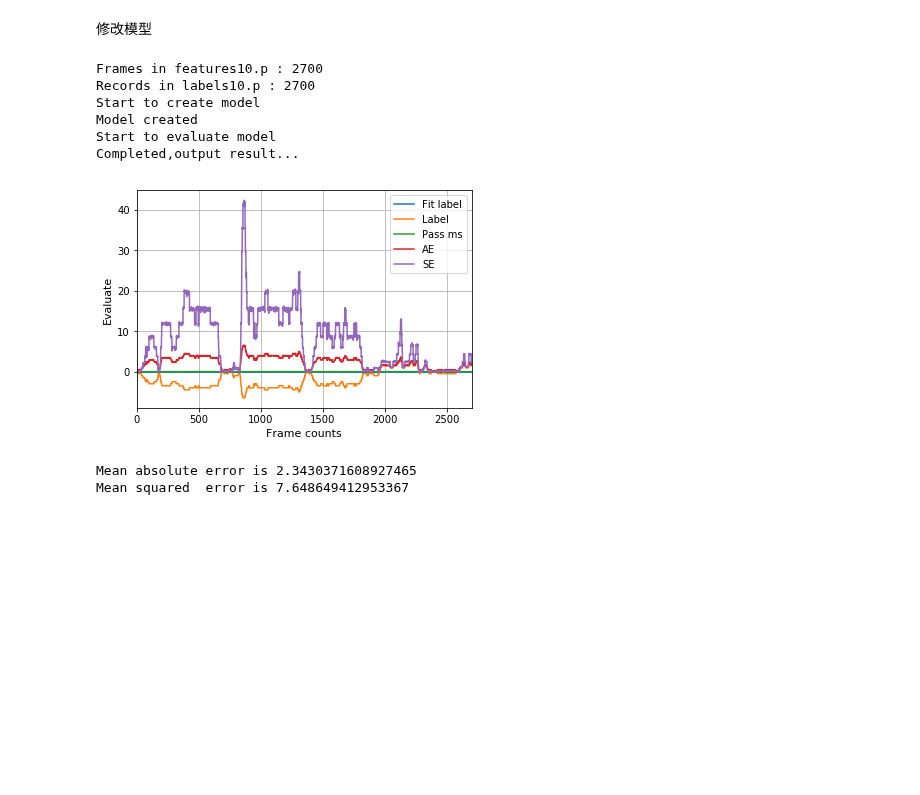
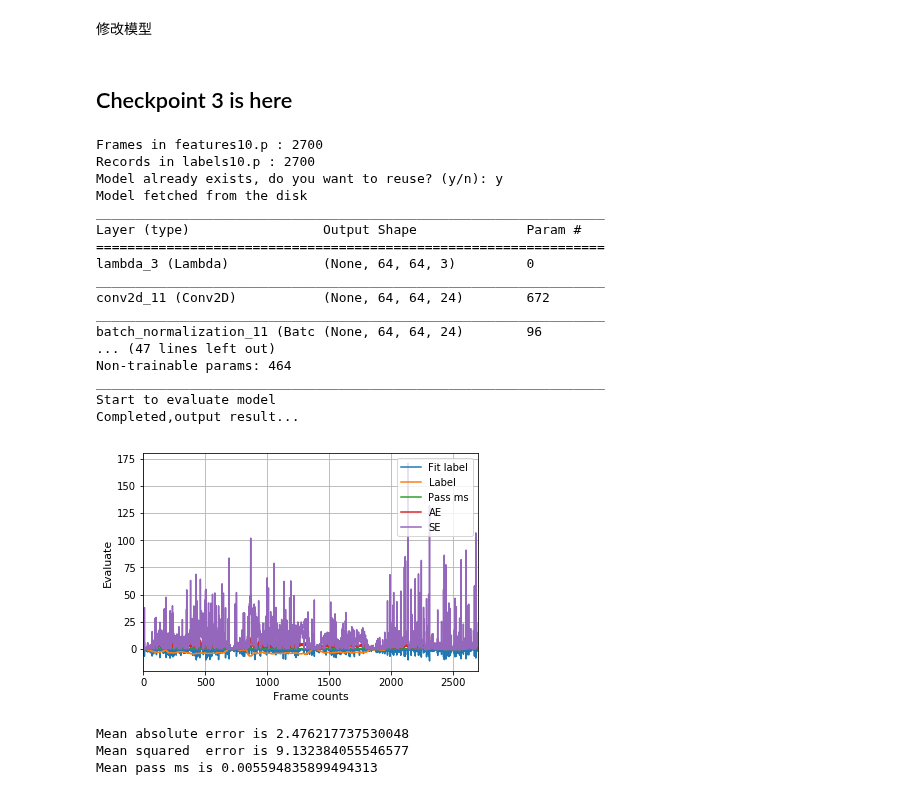
Before and after one commit to gdefenser/MyUdacity, a Jupyter notebook: CourseProjects/MLA_P7_DeepTesla/code.ipynb, the cells around one changed output. Cells and saved outputs as stored; diff of their text form; code cells hidden in the pictures; blank space fills up the shorter version.

```diff
--- a/CourseProjects/MLA_P7_DeepTesla/code.ipynb
+++ b/CourseProjects/MLA_P7_DeepTesla/code.ipynb
@@ -159,4 +248,0 @@ processor.display_fit_result(fitted_model)
-# %%
-model = get_nvidia_model_2()
-fitted_model = processor.fit_model(all_features,all_labels,model,epochs=35)
-processor.display_fit_result(fitted_model)
@@ -170,0 +251,14 @@ Model and weights already saved
+# %%
+model = get_nvidia_model_2()
+
+features_file = utils.join_dir(params.pickle_dir,'features{:0>2}.p'.format(1))
+labels_file = utils.join_dir(params.pickle_dir,'labels{:0>2}.p'.format(1))
+
+feature = processor.load_features(features_file,1,need_ori=True)
+label = processor.load_labels(labels_file,1,need_ori=True)
+
+fitted_model = processor.fit_model(feature,label,model,epochs=35)
+processor.display_fit_result(fitted_model)
+
+model = utils.get_model()
+processor.evaluate_final_model(model,features,labels)
@@ -181,19 +291,4 @@ Using TensorFlow backend.
-# %%
-def get_nvidia_model():
-    print("Start to create model")
-    model = Sequential()
-    model.add(Lambda(lambda x:x/255., input_shape=(params.FLAGS.img_h, params.FLAGS.img_w, params.FLAGS.img_c)))
-    model.add(Convolution2D(24,(5,5), activation='relu', strides=(2,2), padding='valid'))
-    model.add(Convolution2D(36,(5,5), activation='relu', strides=(2,2), padding='valid'))
-    model.add(Convolution2D(48,(5,5), activation='relu', strides=(2,2), padding='valid'))
-    model.add(Convolution2D(64,(3,3), activation='relu', strides=(1,1), padding='valid'))
-    model.add(Convolution2D(64,(3,3), activation='relu', strides=(1,1), padding='valid'))
-    model.add(Flatten())
-    model.add(Dense(1164, activation='relu'))
-    model.add(Dense(100, activation='relu'))
-    model.add(Dense(50, activation='relu'))
-    model.add(Dense(10, activation='relu'))
-    model.add(Dense(1, activation='tanh'))
-    model.compile(loss='mse', optimizer='Adam')
-    print("Model created")
-    return model
+# %%
+model = get_nvidia_model()
+fitted_model = processor.fit_model(all_features,all_labels,model,epochs=10)
+processor.display_fit_result(fitted_model)
@@ -258,28 +331,44 @@ def get_nvidia_model_2():
+# %% [markdown]
+## Checkpoint 3 is here
 # %%
 import utils
 import cv2
 import params
 import matplotlib.pyplot as plt
 import time
+import processor
+import numpy as np
 
 features_file = utils.join_dir(params.pickle_dir,'features10.p')
 labels_file = utils.join_dir(params.pickle_dir,'labels10.p')
 
 features = processor.load_features(features_file,10)
 labels = processor.load_labels(labels_file,10)
 
-model = get_nvidia_model_2()
+model = utils.get_model()
 processor.evaluate_final_model(model,features,labels)
 # %% [output]
 Frames in features10.p : 2700
 Records in labels10.p : 2700
-Start to create model
-Model created
+Model already exists, do you want to reuse? (y/n): y
+Model fetched from the disk
+_________________________________________________________________
+Layer (type)                 Output Shape              Param #
+=================================================================
+lambda_3 (Lambda)            (None, 64, 64, 3)         0
+_________________________________________________________________
+conv2d_11 (Conv2D)           (None, 64, 64, 24)        672
+_________________________________________________________________
+batch_normalization_11 (Batc (None, 64, 64, 24)        96
+... (47 lines left out)
+Non-trainable params: 464
+_________________________________________________________________
 Start to evaluate model
 Completed,output result...
-[figure, old version]
+[figure, new version]
-Mean absolute error is 2.3430371608927465
-Mean squared  error is 7.648649412953367
+Mean absolute error is 2.476217737530048
+Mean squared  error is 9.132384055546577
+Mean pass ms is 0.005594835899494313
 # %%
 def get_combine_img(need_ori=False):
     video_idx = 10
```
Also changed, not shown: parts of 22 cells of this notebook, 6 other files.
